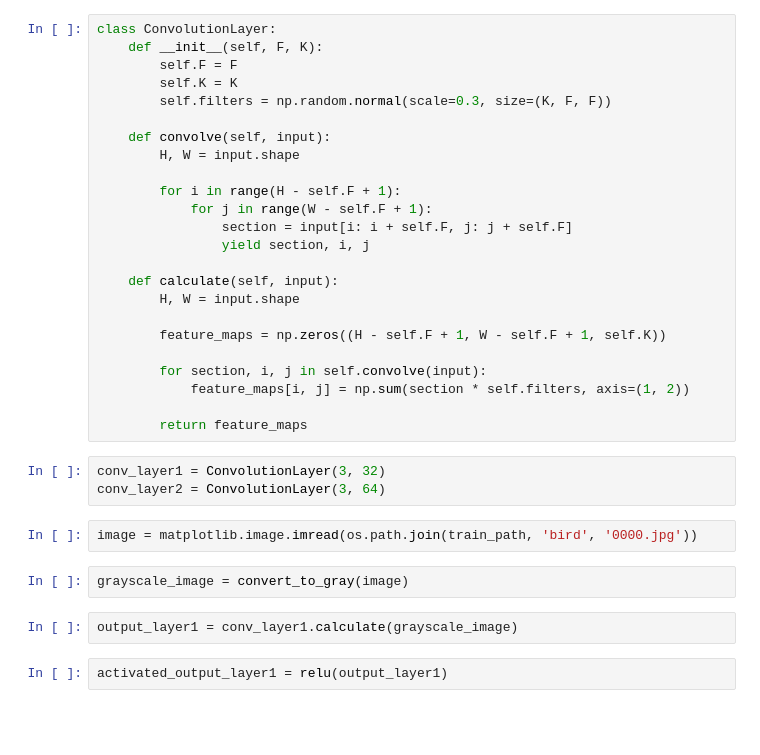
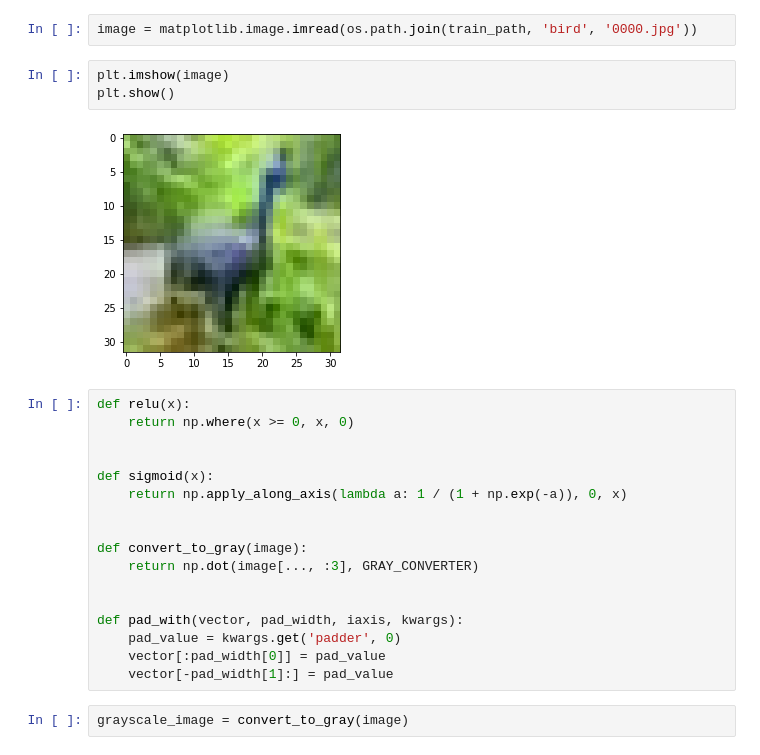
Before and after one commit to op-guy/CS-699-Assignment-1, a Jupyter notebook: task2.ipynb, the cells around one changed output. Drawn from its saved outputs; the diff is of its cells as text; blank space fills up the shorter version.

```diff
--- a/task2.ipynb
+++ b/task2.ipynb
@@ -23,35 +15,26 @@ def convert_to_gray(image):
-# %%
-class ConvolutionLayer:
-    def __init__(self, F, K):
-        self.F = F
-        self.K = K
-        self.filters = np.random.normal(scale=0.3, size=(K, F, F))
-
-    def convolve(self, input):
-        H, W = input.shape
-
-        for i in range(H - self.F + 1):
-            for j in range(W - self.F + 1):
-                section = input[i: i + self.F, j: j + self.F]
-                yield section, i, j
-
-    def calculate(self, input):
-        H, W = input.shape
-
-        feature_maps = np.zeros((H - self.F + 1, W - self.F + 1, self.K))
-
-        for section, i, j in self.convolve(input):
-            feature_maps[i, j] = np.sum(section * self.filters, axis=(1, 2))
-
-        return feature_maps
-# %%
-conv_layer1 = ConvolutionLayer(3, 32)
-conv_layer2 = ConvolutionLayer(3, 64)
 # %%
 image = matplotlib.image.imread(os.path.join(train_path, 'bird', '0000.jpg'))
+# %%
+plt.imshow(image)
+plt.show()
+# %% [output]
+[figure, added]
+# %%
+def relu(x):
+    return np.where(x >= 0, x, 0)
+
+
+def sigmoid(x):
+    return np.apply_along_axis(lambda a: 1 / (1 + np.exp(-a)), 0, x)
+
+
+def convert_to_gray(image):
+    return np.dot(image[..., :3], GRAY_CONVERTER)
+
+
+def pad_with(vector, pad_width, iaxis, kwargs):
+    pad_value = kwargs.get('padder', 0)
+    vector[:pad_width[0]] = pad_value
+    vector[-pad_width[1]:] = pad_value
 # %%
 grayscale_image = convert_to_gray(image)
-# %%
-output_layer1 = conv_layer1.calculate(grayscale_image)
-# %%
-activated_output_layer1 = relu(output_layer1)
```
Also changed, not shown: parts of 10 cells of this notebook, 1 other file.
